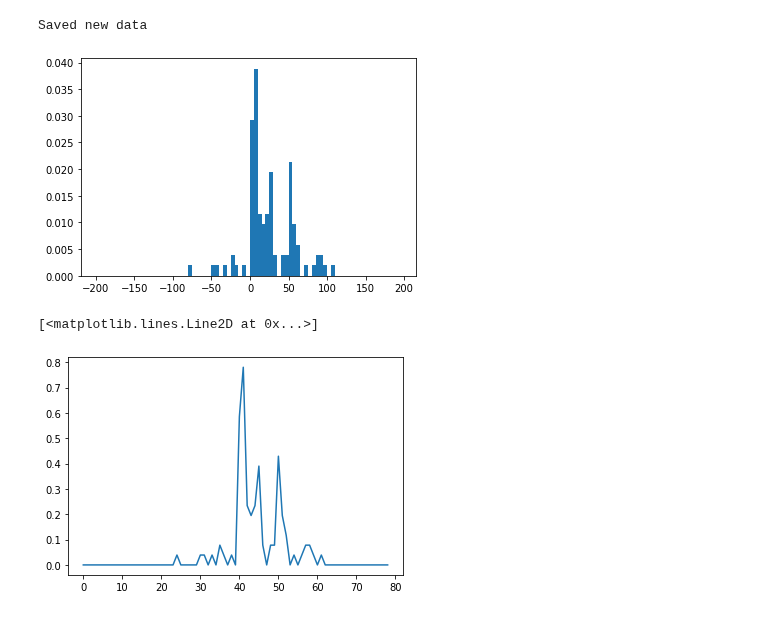
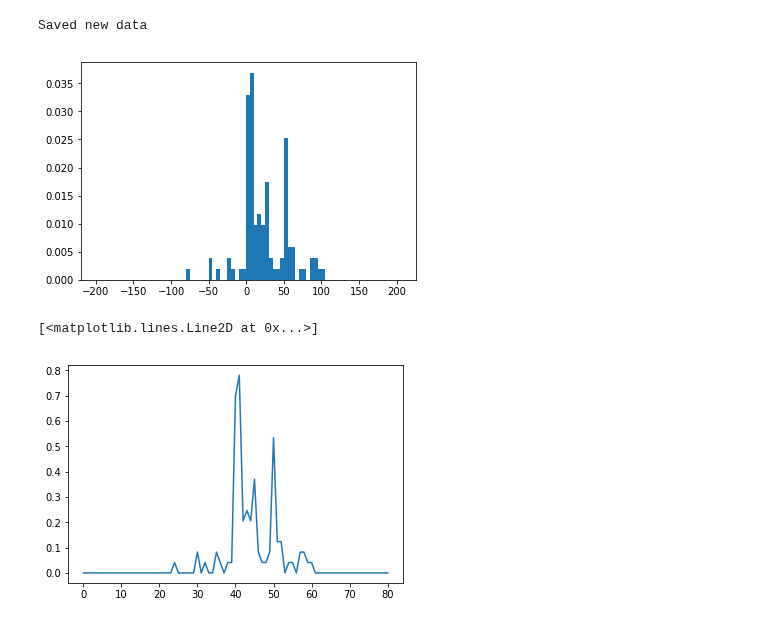
Before and after one commit to afranck64/ultimatum, a Jupyter notebook: notebooks/T10.ipynb, the cells around one changed output. Cells and saved outputs as stored; diff of their text form; code cells hidden in the pictures.

```diff
--- a/notebooks/T10.ipynb
+++ b/notebooks/T10.ipynb
@@ -377,16 +377,16 @@ Saved new data
 #     return 1 - loss(x)
 # %%
 dy = top_model.predict(xTrain) - yTrain.ravel()
-vals, bins = np.histogram(dy, bins=np.arange(-200, 200, 5), density=True)
+vals, bins = np.histogram(dy, bins=get_bins(is_symmetric=True, is_histogram=True), density=True)
 
 
 _ = plt.hist(dy, density=True, bins=bins)
 # %% [output]
-[figure, old version]
+[figure, new version]
 # %%
 nvals = vals/vals.max() * (1 - 0.22)
 
 plt.plot(nvals, )
 # %% [output]
 [<matplotlib.lines.Line2D at 0x...>]
-[figure, old version]
+[figure, new version]
```
Also changed, not shown: parts of 8 cells of this notebook, 7 other files.
